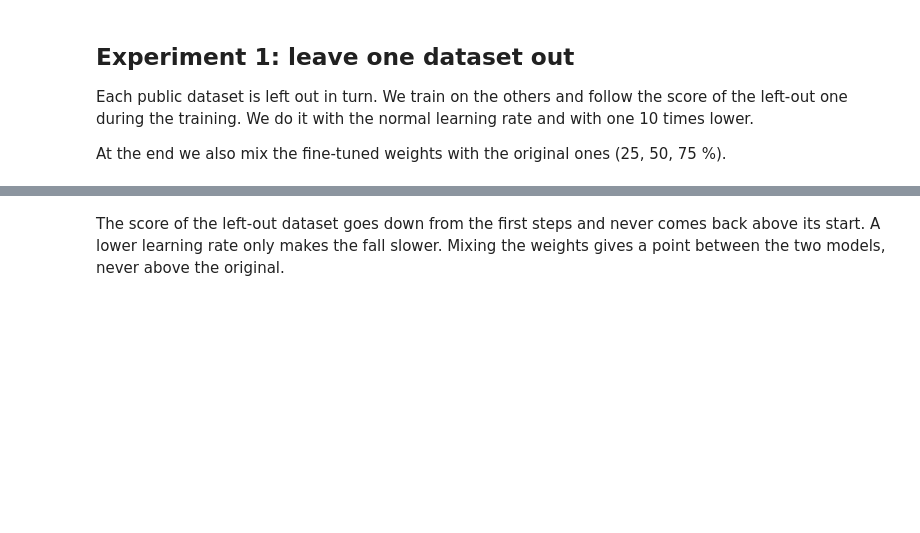
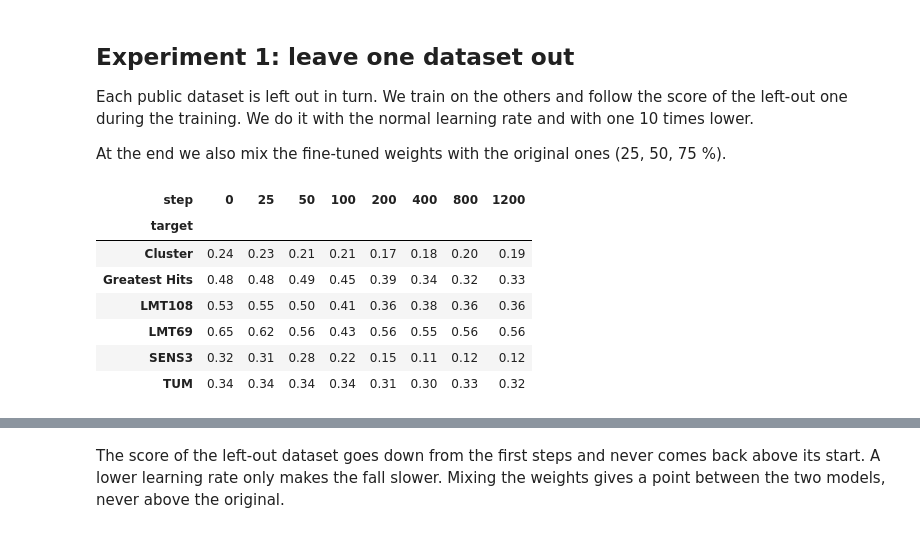
Before and after one commit to leopoldch/hear-you-scrape, a Jupyter notebook: 6_fine_tuning.ipynb, the cells around one changed output, grey strips where cells are left out. Saved outputs shown, nothing was run; the diff lists cells and outputs as text; code cells hidden in the pictures; blank space fills up the shorter version.

Commit message:
Run all the notebooks and update the numbers

```diff
--- a/6_fine_tuning.ipynb
+++ b/6_fine_tuning.ipynb
@@ -142,6 +151,7 @@ def fine_tune(train_rows, test_rows=None, rate=2e-5, steps=1200, half=None):
     bias = torch.zeros(len(sources), len(FAMILIES), device=device, requires_grad=True)
     optimizer = torch.optim.AdamW([{"params": trained_parts, "lr": rate}, {"params": [bias], "lr": 1e-2}], weight_decay=0.01)
     schedule = torch.optim.lr_scheduler.OneCycleLR(optimizer, max_lr=[rate, 1e-2], total_steps=steps, pct_start=0.1)
+    scaler = torch.amp.GradScaler("cuda")
     scale = float(model.logit_scale_a.exp())
     rng = np.random.default_rng(0)
     curve = []
@@ -162,8 +172,9 @@ def fine_tune(train_rows, test_rows=None, rate=2e-5, steps=1200, half=None):
         logits = scale * sound_vectors(rows) @ text_vectors.T + bias[source]
         loss = torch.nn.functional.cross_entropy(logits, truth)
         optimizer.zero_grad()
-        loss.backward()
-        optimizer.step()
+        scaler.scale(loss).backward()
+        scaler.step(optimizer)
+        scaler.update()
         schedule.step()
     return {k: v.clone() for k, v in model.state_dict().items()}, curve
 
@@ -184,23 +195,38 @@ the training. We do it with the normal learning rate and with one 10 times lower
 
 At the end we also mix the fine-tuned weights with the original ones (25, 50, 75 %).
 # %%
-if not Path("results/fine_tuning_curve.csv").exists():
-    curve_rows, mix_rows = [], []
-    for target in PUBLIC:
-        test = rows_of([target])
-        for rate in [2e-5, 2e-6]:
-            tuned, curve = fine_tune(rows_of(others(target)), test, rate)
-            curve_rows += [{"rate": rate, "target": target, "step": s, "score": v} for s, v in zip(CHECKS, curve)]
-            if rate == 2e-5:
-                torch.save(tuned, f"cache/clap_without_{target}.pt")
-                for share in [0, 0.25, 0.5, 0.75, 1]:
-                    set_weights(tuned, share)
-                    mix_rows.append({"target": target, "share": share, "score": score(test)})
-    pd.DataFrame(curve_rows).to_csv("results/fine_tuning_curve.csv", index=False)
-    pd.DataFrame(mix_rows).to_csv("results/fine_tuning_mixing.csv", index=False)
+def saved_rows(file):
+    # what a previous run already wrote, so that a stopped notebook starts again where it was
+    return pd.read_csv(file).to_dict("records") if Path(file).exists() else []
+
+
+curve_rows = saved_rows("results/fine_tuning_curve.csv")
+mix_rows = saved_rows("results/fine_tuning_mixing.csv")
+for target in PUBLIC:
+    test = rows_of([target])
+    for rate in [2e-5, 2e-6]:
+        if any(r["target"] == target and r["rate"] == rate for r in curve_rows):
+            continue
+        tuned, curve = fine_tune(rows_of(others(target)), test, rate)
+        curve_rows += [{"rate": rate, "target": target, "step": s, "score": v} for s, v in zip(CHECKS, curve)]
+        if rate == 2e-5:
+            for share in [0, 0.25, 0.5, 0.75, 1]:
+                set_weights(tuned, share)
+                mix_rows.append({"target": target, "share": share, "score": score(test)})
+            pd.DataFrame(mix_rows).to_csv("results/fine_tuning_mixing.csv", index=False)
+        pd.DataFrame(curve_rows).to_csv("results/fine_tuning_curve.csv", index=False)
 
 curve = pd.read_csv("results/fine_tuning_curve.csv")
 curve[curve.rate == 2e-5].pivot(index="target", columns="step", values="score").round(2)
+# %% [output]
+| step | 0 | 25 | 50 | 100 | 200 | 400 | 800 | 1200 |
+| target |  |  |  |  |  |  |  |  |
+| Cluster | 0.24 | 0.23 | 0.21 | 0.21 | 0.17 | 0.18 | 0.20 | 0.19 |
+| Greatest Hits | 0.48 | 0.48 | 0.49 | 0.45 | 0.39 | 0.34 | 0.32 | 0.33 |
+| LMT108 | 0.53 | 0.55 | 0.50 | 0.41 | 0.36 | 0.38 | 0.36 | 0.36 |
+| LMT69 | 0.65 | 0.62 | 0.56 | 0.43 | 0.56 | 0.55 | 0.56 | 0.56 |
+| SENS3 | 0.32 | 0.31 | 0.28 | 0.22 | 0.15 | 0.11 | 0.12 | 0.12 |
+| TUM | 0.34 | 0.34 | 0.34 | 0.34 | 0.31 | 0.30 | 0.33 | 0.32 |
 # %%
 mean = curve.groupby(["rate", "step"]).score.mean().unstack("rate")
 plt.figure(figsize=(6, 3.5))
```
Also changed, not shown: parts of 8 cells of this notebook, 18 other files.
